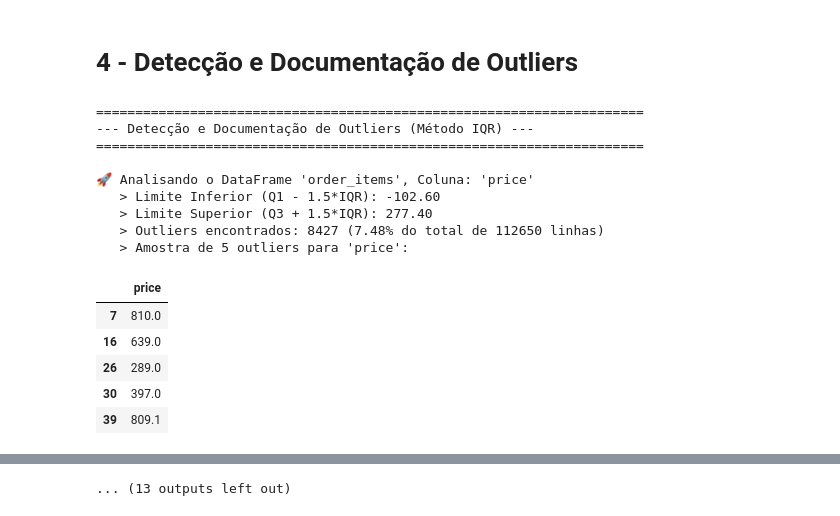
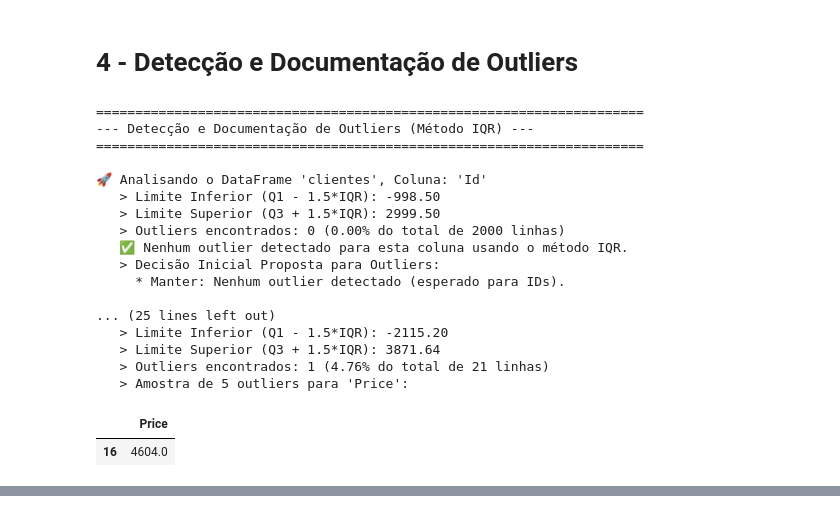
Before and after one commit to vic-fmr/ecommerce-analytics, a Jupyter notebook: codigo/analise_ecommerce.ipynb, the cells around one changed output, grey strips where cells are left out. Saved outputs shown, nothing was run; the diff lists cells and outputs as text; code cells hidden in the pictures.

```diff
--- a/codigo/analise_ecommerce.ipynb
+++ b/codigo/analise_ecommerce.ipynb
@@ -222,10 +199,8 @@ Seção de limpeza e verificação de dados.
 print("\n--- 2.1. Correção de Tipos: Datas ---")
 
 colunas_de_data = {
-    'orders': ['order_purchase_timestamp', 'order_approved_at', 'order_delivered_carrier_date',
-               'order_delivered_customer_date', 'order_estimated_delivery_date'],
-    'order_items': ['shipping_limit_date'],
-    'reviews' : ['review_answer_timestamp','review_creation_date']
+    'entregas': ['D_Forecast', 'D_Date'],
+    'pedidos': ['Order_Date']
 }
 
 for nome_df, df in dataframes.items():
@@ -261,11 +236,11 @@ print("\n" + "="*70)
 print("\n--- 2.1. Correção de Tipos: Numéricos ---")
 
 colunas_numericas = {
-    'order_items': ['price', 'freight_value'],
-    'payments': ['payment_sequential','payment_installments','payment_value'],
-    'reviews' : ['review_score'],
-    'products': ['product_name_lenght','product_photos_qty','product_weight_g', 'product_length_cm', 'product_height_cm', 'product_width_cm'],
-    'sellers' : ['seller_zip_code_prefix']
+    'clientes': ['Id'],
+    'entregas': ['Id', 'P_Sevice'],
+    'produtos': ['Id', 'Price'],
+    'pedidos': ['Id', 'Discount', 'Subtotal', 'Total'],
+    'compras': ['Id', 'Quantity', 'Price']
 }
 
 for nome_df, df in dataframes.items():
@@ -753,68 +579,61 @@ def detect_and_document_outliers_iqr(df, column_name, df_name="Unnamed DataFrame
 
     # Proposta de decisão inicial (pode ser ajustada manualmente depois)
     print("   > Decisão Inicial Proposta para Outliers:")
-    if column_name in ['price', 'payment_value', 'freight_value']:
+    if column_name in ['Price', 'P_Sevice', 'Discount', 'Subtotal', 'Total', 'Quantity']:
         if num_outliers > 0:
-            print("     * Manter: Valores monetários extremos podem representar compras de alto valor ou fretes especiais. "
-                  "Removê-los pode distorcer métricas de receita/custo. Sinalizar para análise mais profunda.")
+            print("     * Manter/Investigar: Valores extremos podem representar transações de alto valor, grandes quantidades ou preços especiais. "
+                  "Removê-los pode distorcer métricas importantes. Recomenda-se investigação adicional antes de qualquer tratamento.")
         else:
             print("     * Manter: Nenhum outlier detectado.")
-    elif column_name == 'payment_installments':
+    elif column_name == 'Id':
         if num_outliers > 0:
-            print("     * Manter/Sinalizar: Número de parcelas muito alto pode indicar erros ou compras incomuns. "
-                  "Manter, mas sinalizar para entender o comportamento de clientes com muitas parcelas.")
+            print("     * Investigar: Outliers em colunas de ID são incomuns e podem indicar erros nos dados. "
+                  "Verificar se são IDs válidos com valores muito discrepantes ou erros de digitação.")
         else:
-            print("     * Manter: Nenhum outlier detectado.")
-    elif column_name == 'review_score':
-        if num_outliers > 0:
-            print("     * Manter: Scores extremos (1 ou 5) são parte natural das avaliações e refletem a experiência do cliente. "
-                  "Não devem ser removidos.")
-        else:
-            print("     * Manter: Nenhum outlier detectado.")
-    elif column_name.startswith('product_') and ('lenght' in column_name or 'qty' in column_name or 'weight_g' in column_name or 'cm' in column_name):
-        if num_outliers > 0:
-            print("     * Manter/Investigar: Dimensões ou quantidades de produtos muito grandes/pequenas podem ser "
-                  "produtos específicos (e.g., móveis, joias). Investigar antes de qualquer tratamento.")
-        else:
-            print("     * Manter: Nenhum outlier detectado.")
+            print("     * Manter: Nenhum outlier detectado (esperado para IDs).")
     else:
         print("     * Manter: Sem regra específica para esta coluna, assumindo que outliers devem ser mantidos, "
               "mas é recomendada uma investigação mais aprofundada.")
 
 colunas_numericas_outliers = {
-    'order_items': ['price', 'freight_value'],
-    'payments': ['payment_value', 'payment_installments'],
-    'reviews': ['review_score'],
-    'products': ['product_name_lenght', 'product_description_lenght', 'product_photos_qty', 'product_weight_g', 'product_length_cm', 'product_height_cm', 'product_width_cm']
+    'clientes': ['Id'],
+    'entregas': ['Id', 'P_Sevice'],
+    'produtos': ['Id', 'Price'],
+    'pedidos': ['Id', 'Discount', 'Subtotal', 'Total'],
+    'compras': ['Id', 'Quantity', 'Price']
 }
 
 
 # Loop para aplicar a função a todas as colunas especificadas
 for df_name, columns in colunas_numericas_outliers.items():
     # Certifica-se de que o DataFrame existe no dicionário 'dataframes'
     if df_name in dataframes:
         df = dataframes[df_name]
         for col in columns:
             # Certifica-se de que a coluna existe no DataFrame
             if col in df.columns:
                 detect_and_document_outliers_iqr(df, col, df_name)
             else:
                 print(f"   ❌ Coluna '{col}' não encontrada no DataFrame '{df_name}'. Pulando.")
     else:
         print(f"   ❌ DataFrame '{df_name}' não encontrado no dicionário 'dataframes'. Pulando.")
 # %% [output]
 ======================================================================
 --- Detecção e Documentação de Outliers (Método IQR) ---
 ======================================================================
 
-🚀 Analisando o DataFrame 'order_items', Coluna: 'price'
-   > Limite Inferior (Q1 - 1.5*IQR): -102.60
-   > Limite Superior (Q3 + 1.5*IQR): 277.40
-   > Outliers encontrados: 8427 (7.48% do total de 112650 linhas)
-   > Amostra de 5 outliers para 'price':
+🚀 Analisando o DataFrame 'clientes', Coluna: 'Id'
+   > Limite Inferior (Q1 - 1.5*IQR): -998.50
+   > Limite Superior (Q3 + 1.5*IQR): 2999.50
+   > Outliers encontrados: 0 (0.00% do total de 2000 linhas)
+   ✅ Nenhum outlier detectado para esta coluna usando o método IQR.
+   > Decisão Inicial Proposta para Outliers:
+     * Manter: Nenhum outlier detectado (esperado para IDs).
+
+... (25 lines left out)
+   > Limite Inferior (Q1 - 1.5*IQR): -2115.20
+   > Limite Superior (Q3 + 1.5*IQR): 3871.64
+   > Outliers encontrados: 1 (4.76% do total de 21 linhas)
+   > Amostra de 5 outliers para 'Price':
-|  | price |
-| 7 | 810.0 |
-| 16 | 639.0 |
-| 26 | 289.0 |
-| 30 | 397.0 |
-| 39 | 809.1 |
+|  | Price |
+| 16 | 4604.0 |
@@ -896 +703,0 @@ for df_name, columns in colunas_numericas_outliers.items():
-... (13 outputs left out)
```
Also changed, not shown: parts of 13 cells of this notebook.
